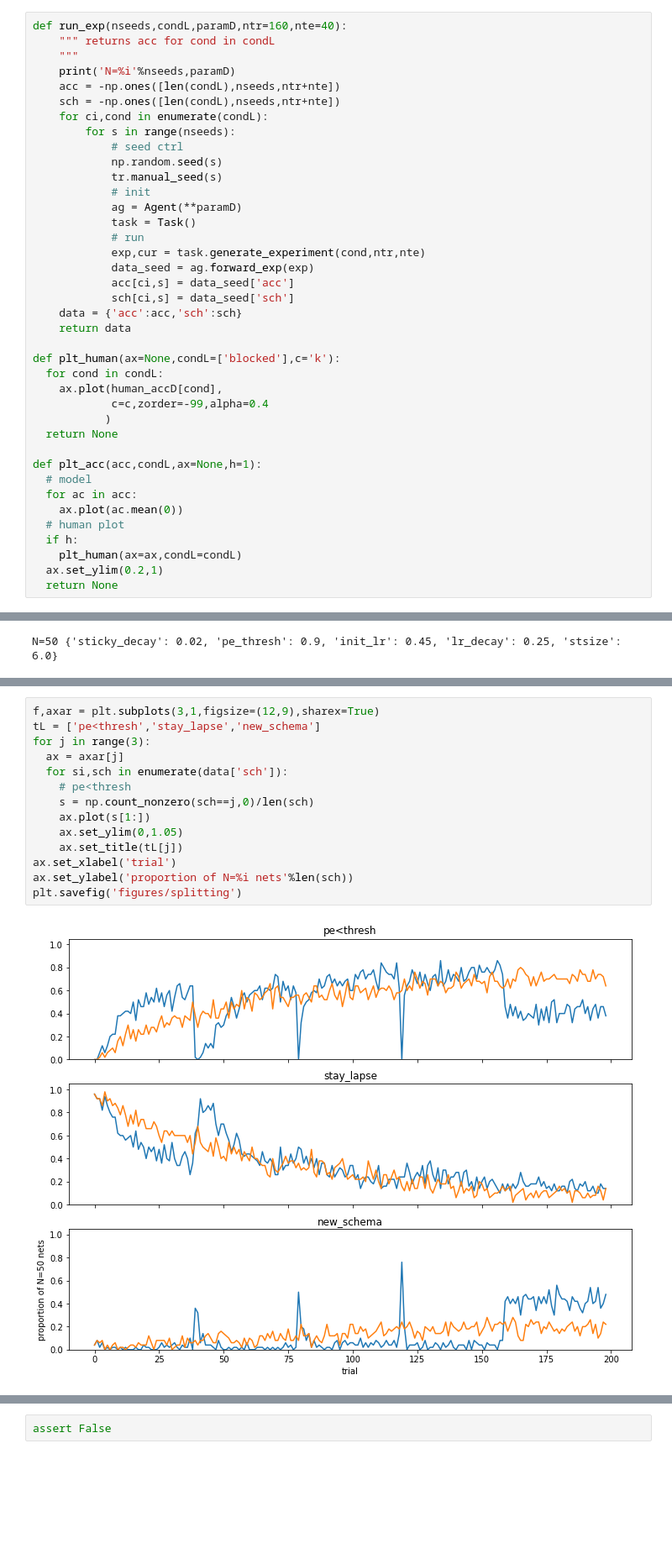
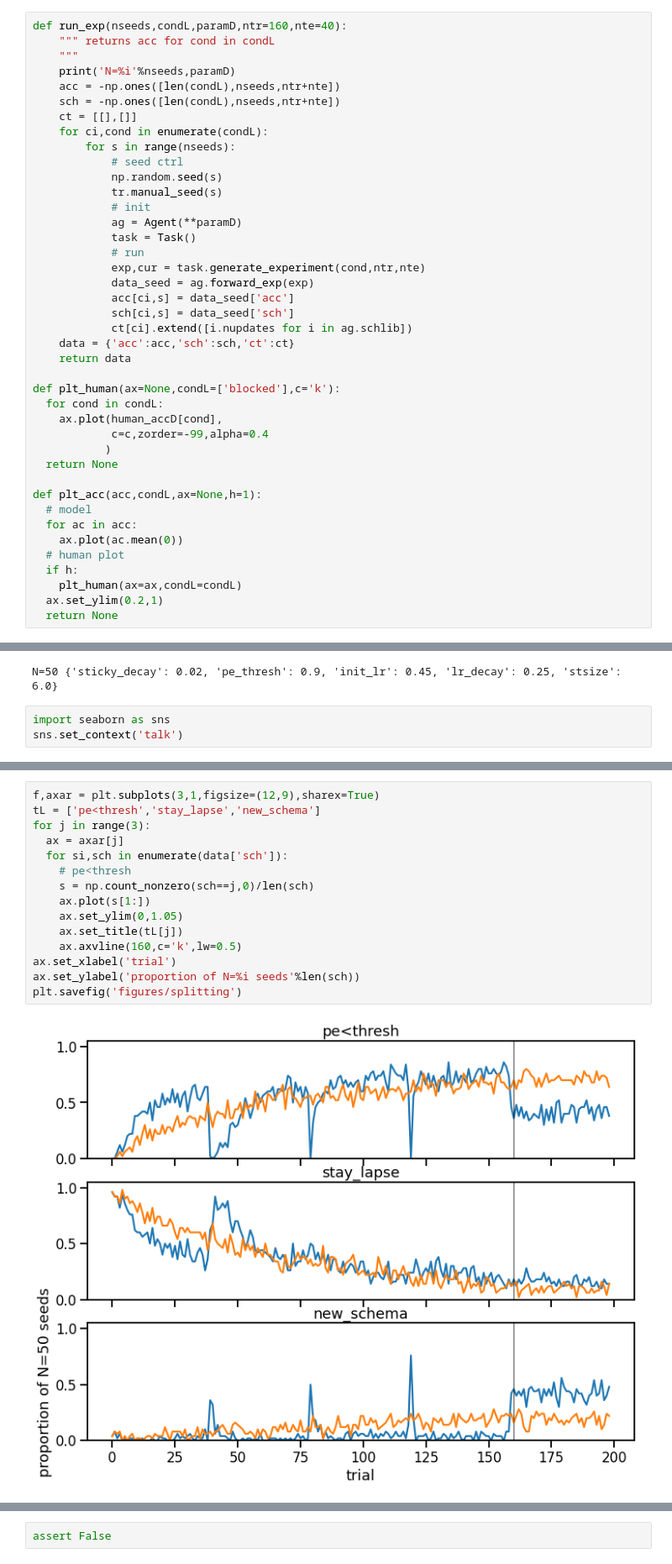
Before and after one commit to andrebeu/toycsw, a Jupyter notebook: analyze_bestfit.ipynb, the cells around one changed output, grey strips where cells are left out. Shown at 84% size. Saved outputs shown, nothing was run; the diff lists cells and outputs as text; blank space fills up the shorter version.

Commit message:
schema count plot

```diff
--- a/analyze_bestfit.ipynb
+++ b/analyze_bestfit.ipynb
@@ -40,6 +40,7 @@ def run_exp(nseeds,condL,paramD,ntr=160,nte=40):
     print('N=%i'%nseeds,paramD)
     acc = -np.ones([len(condL),nseeds,ntr+nte])
     sch = -np.ones([len(condL),nseeds,ntr+nte])
+    ct = [[],[]]
     for ci,cond in enumerate(condL):
         for s in range(nseeds):
             # seed ctrl
@@ -53,7 +54,8 @@ def run_exp(nseeds,condL,paramD,ntr=160,nte=40):
             data_seed = ag.forward_exp(exp)
             acc[ci,s] = data_seed['acc']
             sch[ci,s] = data_seed['sch']
-    data = {'acc':acc,'sch':sch}
+            ct[ci].extend([i.nupdates for i in ag.schlib])
+    data = {'acc':acc,'sch':sch,'ct':ct}
     return data
 
 def plt_human(ax=None,condL=['blocked'],c='k'):
@@ -91,6 +93,9 @@ data = run_exp(nseeds=ns,
              )
 # %% [output]
 N=50 {'sticky_decay': 0.02, 'pe_thresh': 0.9, 'init_lr': 0.45, 'lr_decay': 0.25, 'stsize': 6.0}
+# %%
+import seaborn as sns
+sns.set_context('talk')
 # %%
 plt.subplots(figsize=(10,4))
 ax = plt.gca()
@@ -102,16 +108,17 @@ plt.savefig('figures/acc')
 # %%
 f,axar = plt.subplots(3,1,figsize=(12,9),sharex=True)
 tL = ['pe<thresh','stay_lapse','new_schema']
 for j in range(3):
   ax = axar[j]
   for si,sch in enumerate(data['sch']):
     # pe<thresh
     s = np.count_nonzero(sch==j,0)/len(sch)
     ax.plot(s[1:])
     ax.set_ylim(0,1.05)
     ax.set_title(tL[j])
+    ax.axvline(160,c='k',lw=0.5)
 ax.set_xlabel('trial')
-ax.set_ylabel('proportion of N=%i nets'%len(sch))
+ax.set_ylabel('proportion of N=%i seeds'%len(sch))
 plt.savefig('figures/splitting')
 # %% [output]
-[figure, old version]
+[figure, new version]
```
Also changed, not shown: parts of 2 cells of this notebook, 3 other files.
